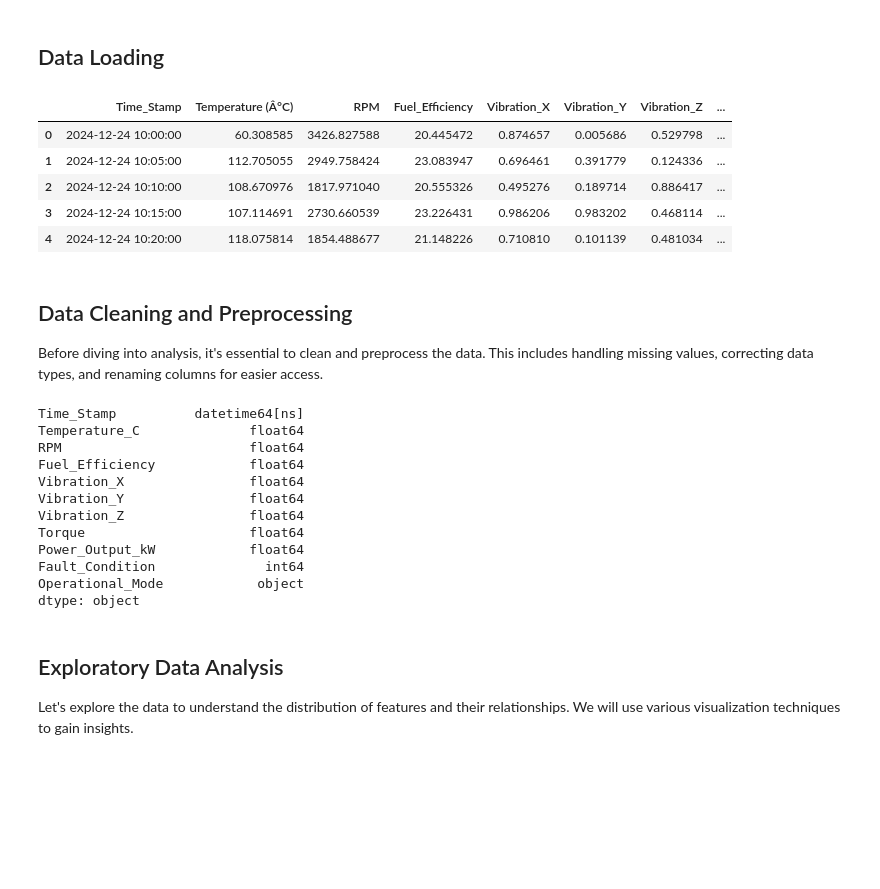
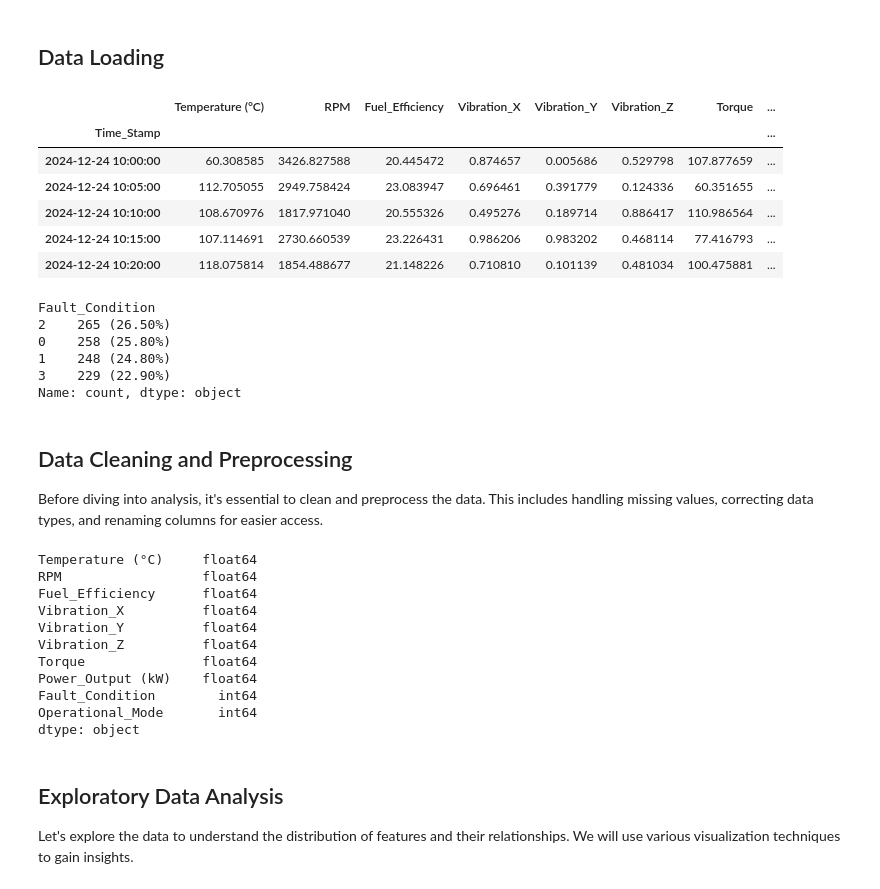
Before and after one commit to at-bob/ai-driven-pred-maint, a Jupyter notebook: engine-failure-detection-and-analysis.ipynb, the cells around one changed output. Drawn from its saved outputs; the diff is of its cells as text; code cells hidden in the pictures; blank space fills up the shorter version.

```diff
--- a/engine-failure-detection-and-analysis.ipynb
+++ b/engine-failure-detection-and-analysis.ipynb
@@ -20,28 +16,39 @@ In this notebook, we will analyze a dataset related to engine failures. The data
 # %%
 # Import necessary libraries
 import pandas as pd
 import numpy as np
 import seaborn as sns
 import matplotlib.pyplot as plt
 from sklearn.model_selection import train_test_split
-from sklearn.ensemble import RandomForestClassifier
 from sklearn.metrics import accuracy_score, confusion_matrix, classification_report
 import warnings
 warnings.filterwarnings('ignore')
 
 # Load the dataset
-file_path = '/kaggle/input/engine-failure-detection-dataset/engine_failure_dataset.csv'
-df = pd.read_csv(file_path, encoding='ISO-8859-1')
+df = pd.read_csv('engine_failure_dataset.csv', parse_dates=['Time_Stamp'])
+
+# Set the timestamp as the index
+df.set_index('Time_Stamp', inplace=True)
 
 # Display the first few rows of the dataset
 df.head()
 # %% [output]
-|  | Time_Stamp | Temperature (Â°C) | RPM | Fuel_Efficiency | Vibration_X | Vibration_Y | Vibration_Z | ... |
-| 0 | 2024-12-24 10:00:00 | 60.308585 | 3426.827588 | 20.445472 | 0.874657 | 0.005686 | 0.529798 | ... |
-| 1 | 2024-12-24 10:05:00 | 112.705055 | 2949.758424 | 23.083947 | 0.696461 | 0.391779 | 0.124336 | ... |
-| 2 | 2024-12-24 10:10:00 | 108.670976 | 1817.971040 | 20.555326 | 0.495276 | 0.189714 | 0.886417 | ... |
-| 3 | 2024-12-24 10:15:00 | 107.114691 | 2730.660539 | 23.226431 | 0.986206 | 0.983202 | 0.468114 | ... |
-| 4 | 2024-12-24 10:20:00 | 118.075814 | 1854.488677 | 21.148226 | 0.710810 | 0.101139 | 0.481034 | ... |
+|  | Temperature (°C) | RPM | Fuel_Efficiency | Vibration_X | Vibration_Y | Vibration_Z | Torque | ... |
+| Time_Stamp |  |  |  |  |  |  |  | ... |
+| 2024-12-24 10:00:00 | 60.308585 | 3426.827588 | 20.445472 | 0.874657 | 0.005686 | 0.529798 | 107.877659 | ... |
+| 2024-12-24 10:05:00 | 112.705055 | 2949.758424 | 23.083947 | 0.696461 | 0.391779 | 0.124336 | 60.351655 | ... |
+| 2024-12-24 10:10:00 | 108.670976 | 1817.971040 | 20.555326 | 0.495276 | 0.189714 | 0.886417 | 110.986564 | ... |
+| 2024-12-24 10:15:00 | 107.114691 | 2730.660539 | 23.226431 | 0.986206 | 0.983202 | 0.468114 | 77.416793 | ... |
+| 2024-12-24 10:20:00 | 118.075814 | 1854.488677 | 21.148226 | 0.710810 | 0.101139 | 0.481034 | 100.475881 | ... |
+# %%
+df.Fault_Condition.value_counts().apply(lambda x: f"{x} ({x / len(df) * 100:.2f}%)")
+# %% [output]
+Fault_Condition
+2    265 (26.50%)
+0    258 (25.80%)
+1    248 (24.80%)
+3    229 (22.90%)
+Name: count, dtype: object
 # %% [markdown]
 ## Data Cleaning and Preprocessing
 
@@ -49,27 +65,16 @@ Before diving into analysis, it's essential to clean and preprocess the data. Th
 # %%
-# Check for missing values
-df.isnull().sum()
-
-# Rename columns for easier access
-df.columns = ['Time_Stamp', 'Temperature_C', 'RPM', 'Fuel_Efficiency', 'Vibration_X', 'Vibration_Y', 'Vibration_Z', 'Torque', 'Power_Output_kW', 'Fault_Condition', 'Operational_Mode']
-
-# Convert Time_Stamp to datetime
-df['Time_Stamp'] = pd.to_datetime(df['Time_Stamp'], errors='coerce')
-
-# Display the data types
 df.dtypes
 # %% [output]
-Time_Stamp          datetime64[ns]
-Temperature_C              float64
-RPM                        float64
-Fuel_Efficiency            float64
-Vibration_X                float64
-Vibration_Y                float64
-Vibration_Z                float64
-Torque                     float64
-Power_Output_kW            float64
-Fault_Condition              int64
-Operational_Mode            object
+Temperature (°C)     float64
+RPM                  float64
+Fuel_Efficiency      float64
+Vibration_X          float64
+Vibration_Y          float64
+Vibration_Z          float64
+Torque               float64
+Power_Output (kW)    float64
+Fault_Condition        int64
+Operational_Mode       int64
 dtype: object
 # %% [markdown]
 ## Exploratory Data Analysis
```
Also changed, not shown: parts of 14 cells of this notebook.
